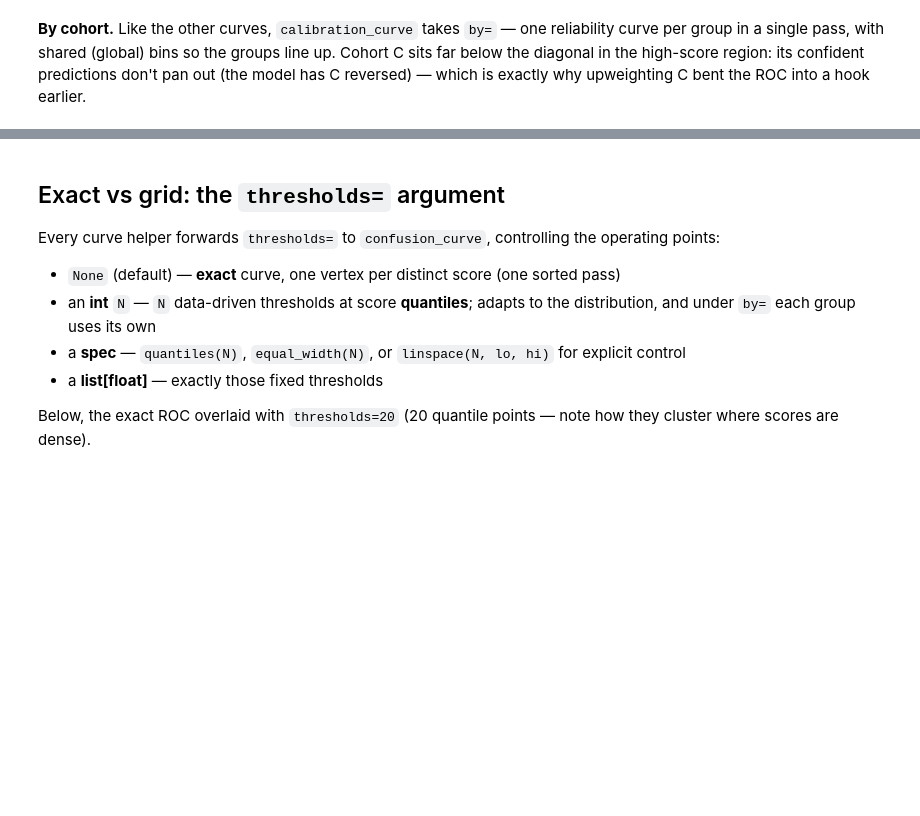
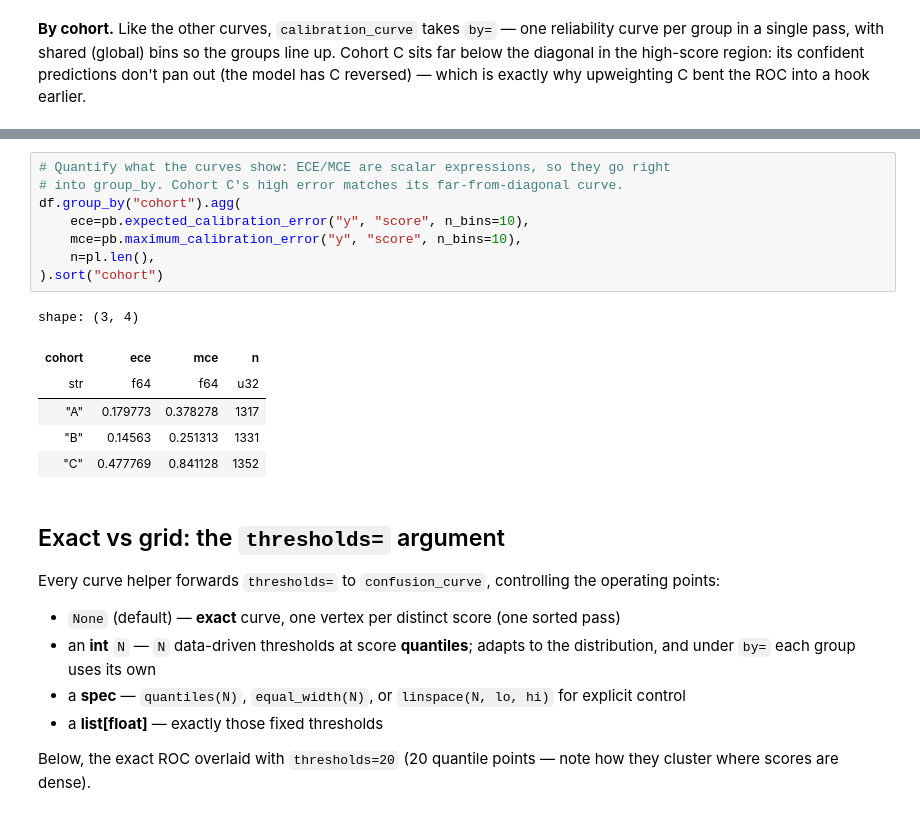
Before and after one commit to jerheff/polarbearings, a Jupyter notebook: notebooks/diagnostics.ipynb, the cells around one changed output, grey strips where cells are left out. Saved outputs shown, nothing was run; the diff lists cells and outputs as text; blank space fills up the shorter version.

```diff
--- a/notebooks/diagnostics.ipynb
+++ b/notebooks/diagnostics.ipynb
@@ -498,6 +498,21 @@ fig.update_layout(title="Calibration by cohort",
 fig
 # %% [output]
 [interactive output not drawn]
+# %%
+# Quantify what the curves show: ECE/MCE are scalar expressions, so they go right
+# into group_by. Cohort C's high error matches its far-from-diagonal curve.
+df.group_by("cohort").agg(
+    ece=pb.expected_calibration_error("y", "score", n_bins=10),
+    mce=pb.maximum_calibration_error("y", "score", n_bins=10),
+    n=pl.len(),
+).sort("cohort")
+# %% [output]
+shape: (3, 4)
+| cohort | ece | mce | n |
+| str | f64 | f64 | u32 |
+| "A" | 0.179773 | 0.378278 | 1317 |
+| "B" | 0.14563 | 0.251313 | 1331 |
+| "C" | 0.477769 | 0.841128 | 1352 |
 # %% [markdown]
 ## Exact vs grid: the `thresholds=` argument
 
```
Also changed, not shown: parts of 1 cell of this notebook, 4 other files.
